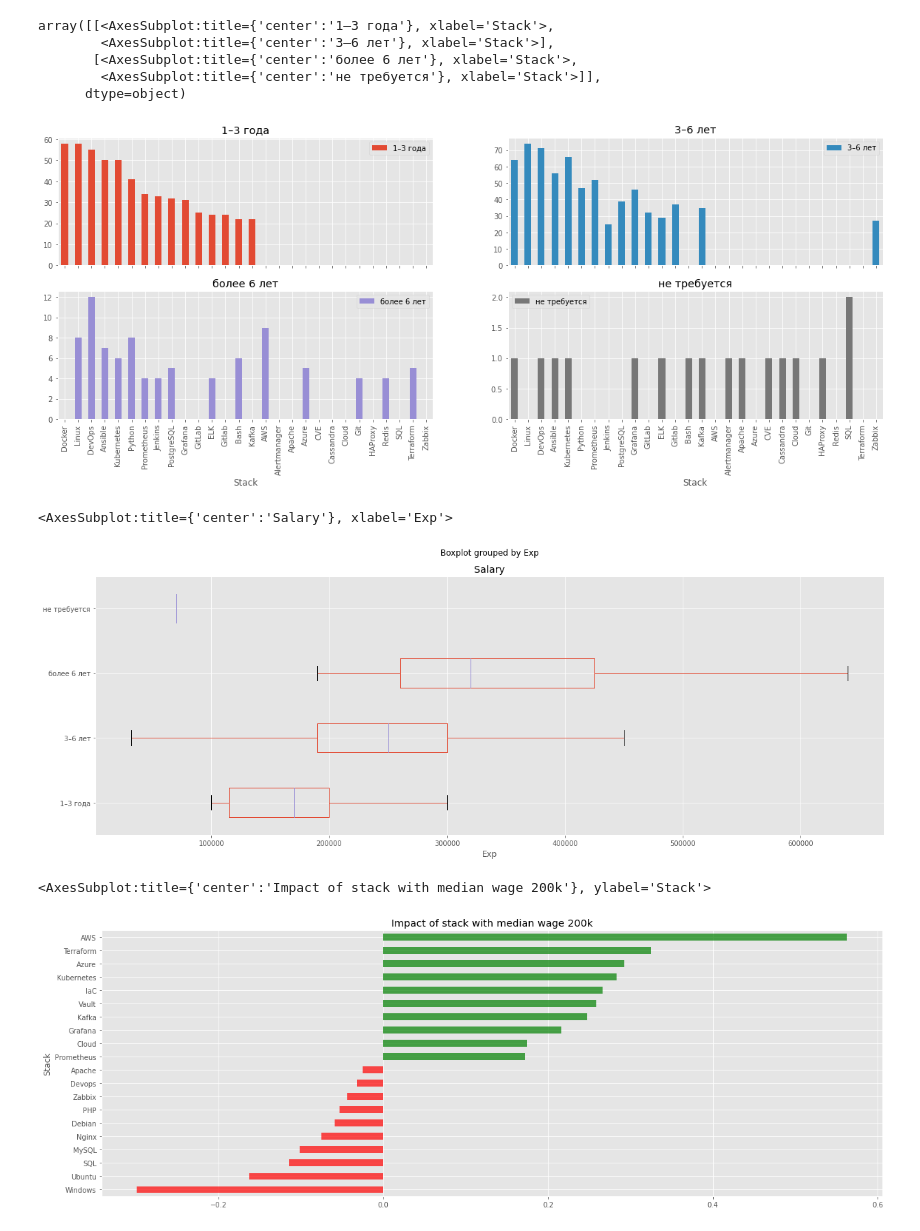
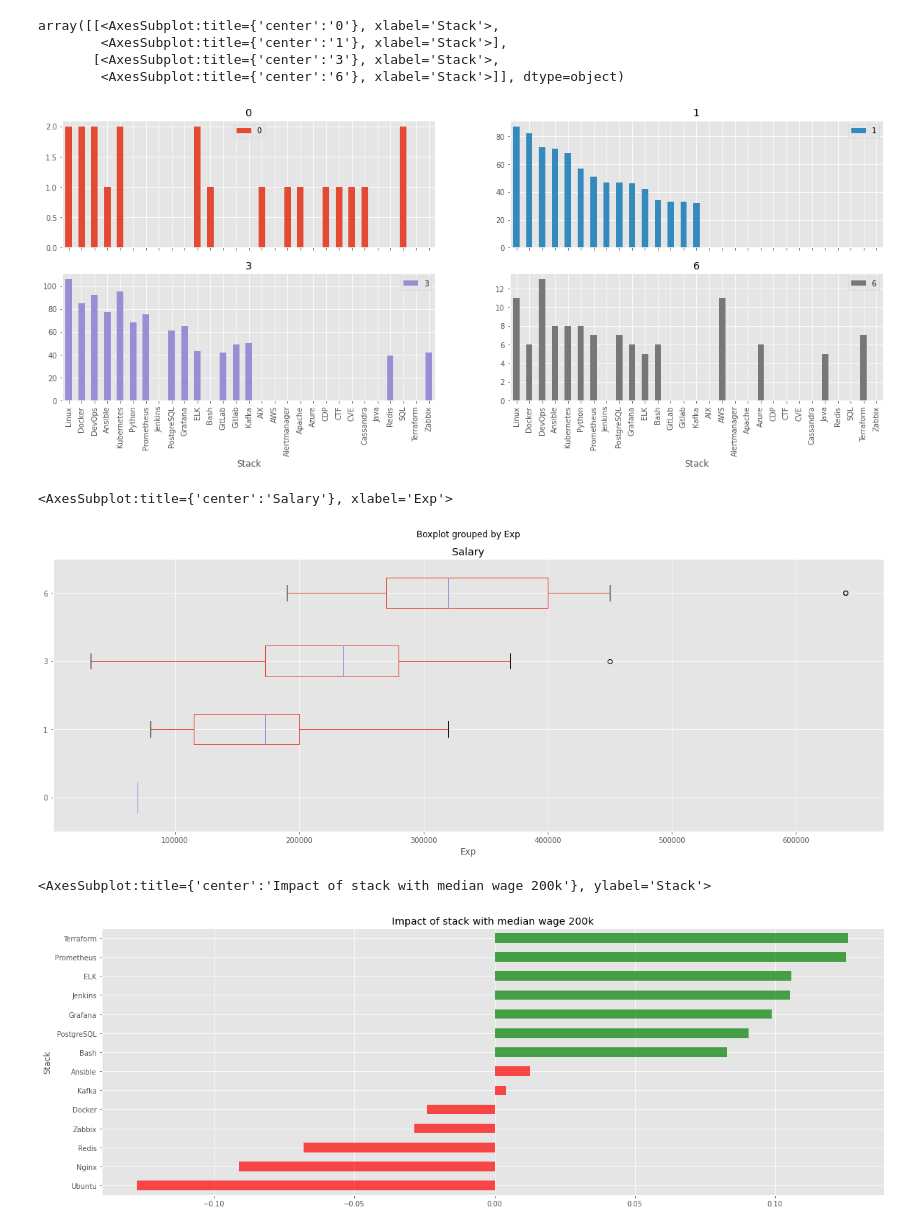
Before and after one commit to charubaiel/hh_vac_help_bot, a Jupyter notebook: notebooks/analysis/devops.ipynb, the cells around one changed output. Cells and saved outputs as stored; diff of their text form; code cells hidden in the pictures.

```diff
--- a/notebooks/analysis/devops.ipynb
+++ b/notebooks/analysis/devops.ipynb
@@ -8,7 +8,7 @@ import re
 plt.style.use('ggplot')
 plt.rcParams['figure.figsize'] = (20,7)
 # %%
-conn = sqlite3.connect('../../parsing/HH_vacancy.db')
+conn = sqlite3.connect('../../data/HH_vacancy.db')
 df = pd.read_sql('select * from WOWEN',con=conn)
 conn.close()
 
@@ -17,7 +17,7 @@ df['Tags'] = df['Tags'].str.findall(r'([A-Z](?:[a-z]+|[A-Z]*(?=[A-Z]|$)))')
 
 df['Salary'] = df['Salary'].str.replace('\xa0','').str.extract('(\d+)').astype('float')
 df['Salary'] = df['Salary'].apply(lambda x: x*80 if x < 10000 else x)
-
+df['Exp'] = df['Exp'].str.findall('\d').apply(lambda x: min(x) if x!=[] else 0).astype(int)
 df ['Stack'] = df['Description'].str.findall('([A-Z][A-z]{2,})').apply(lambda x: list(set(x)))
 # %%
 df['Stack'].explode().value_counts().iloc[:20]
@@ -41,26 +41,25 @@ AWS            39
 Name: Stack, dtype: int64
 # %%
 df[['Exp','Stack']].explode('Stack').groupby('Exp')['Stack'].value_counts()\
-    .groupby(level=0).nlargest(15).reset_index(0,drop=True).unstack(0).sort_values(by='1–3 года',ascending=False).plot.bar(subplots=True,layout=(2,2))
+    .groupby(level=0).nlargest(15).reset_index(0,drop=True).unstack(0).sort_values(by=1,ascending=False).plot.bar(subplots=True,layout=(2,2))
 # %% [output]
-array([[<AxesSubplot:title={'center':'1–3 года'}, xlabel='Stack'>,
-        <AxesSubplot:title={'center':'3–6 лет'}, xlabel='Stack'>],
-       [<AxesSubplot:title={'center':'более 6 лет'}, xlabel='Stack'>,
-        <AxesSubplot:title={'center':'не требуется'}, xlabel='Stack'>]],
-      dtype=object)
+array([[<AxesSubplot:title={'center':'0'}, xlabel='Stack'>,
+        <AxesSubplot:title={'center':'1'}, xlabel='Stack'>],
+       [<AxesSubplot:title={'center':'3'}, xlabel='Stack'>,
+        <AxesSubplot:title={'center':'6'}, xlabel='Stack'>]], dtype=object)
-[figure, old version]
+[figure, new version]
 # %%
 df.boxplot('Salary',by='Exp',vert=False)
 # %% [output]
 <AxesSubplot:title={'center':'Salary'}, xlabel='Exp'>
-[figure, old version]
+[figure, new version]
 # %%
 df['is_russia']=df['Description'].apply(lambda x: len(re.findall('[А-я]+',x)) / (len(re.findall('[A-z]+',x)))).clip(0,1)
 # %%
-stack_salary_impact = df.query('is_russia==1')[['Stack','Salary']].explode('Stack').groupby('Stack')['Salary'].agg(['mean','count']).where(lambda x: x['count']>5).dropna()['mean'].div(df.query('is_russia!=0')['Salary'].median()).sub(1).sort_values(ascending=False)
+stack_salary_impact = df.query('is_russia!=0 & Exp<3')[['Stack','Salary']].explode('Stack').groupby('Stack')['Salary'].agg(['mean','count']).where(lambda x: x['count']>5).dropna()['mean'].div(df.query('is_russia!=0  & Exp<3')['Salary'].median()).sub(1).sort_values(ascending=False)
 # %%
-stack_salary_impact.head(10).append(stack_salary_impact.tail(10)).iloc[::-1].plot.barh(color=['r']*10+['g']*10,title=f'Impact of stack with median wage {df.query("is_russia!=0").Salary.median()/1000:.0f}k',alpha=0.7)
+stack_salary_impact.head(7).append(stack_salary_impact.tail(7)).iloc[::-1].plot.barh(color=['r']*7+['g']*7,title=f'Impact of stack with median wage {df.query("is_russia!=0").Salary.median()/1000:.0f}k',alpha=0.7)
 # %% [output]
 <AxesSubplot:title={'center':'Impact of stack with median wage 200k'}, ylabel='Stack'>
-[figure, old version]
+[figure, new version]
 # %%
```
Also changed, not shown: parts of 5 cells of this notebook, 9 other files.
